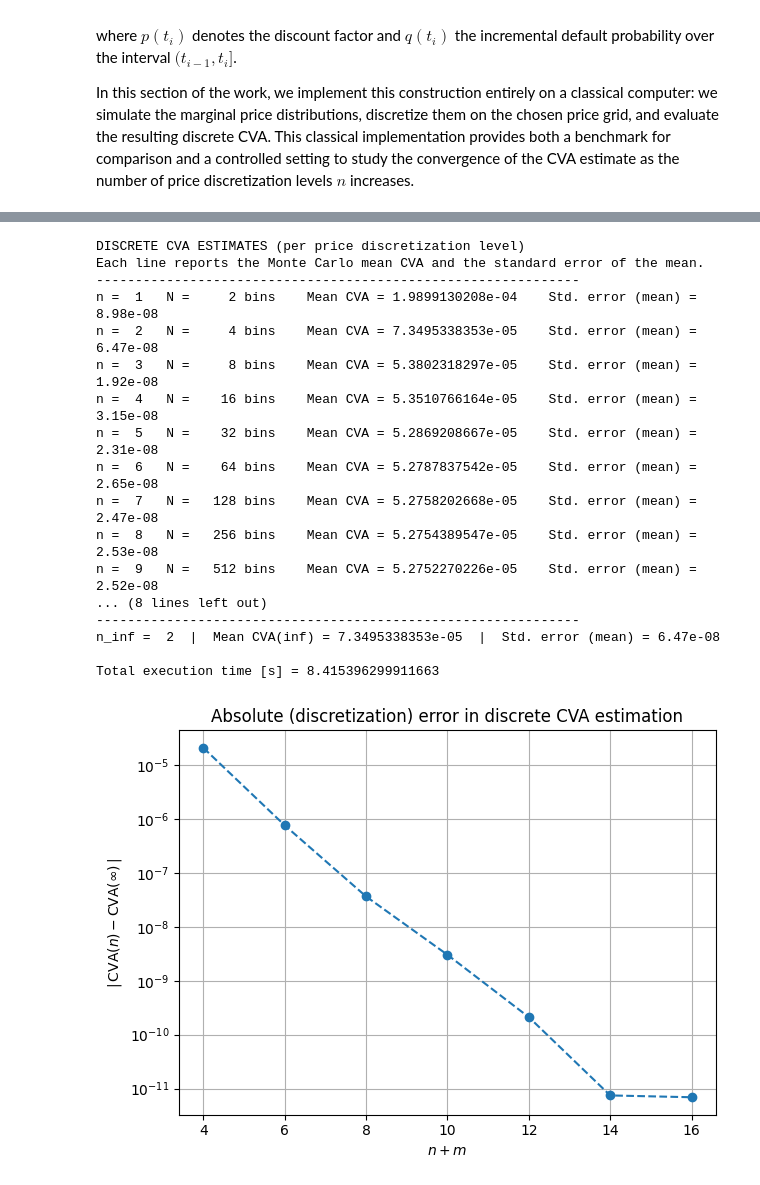
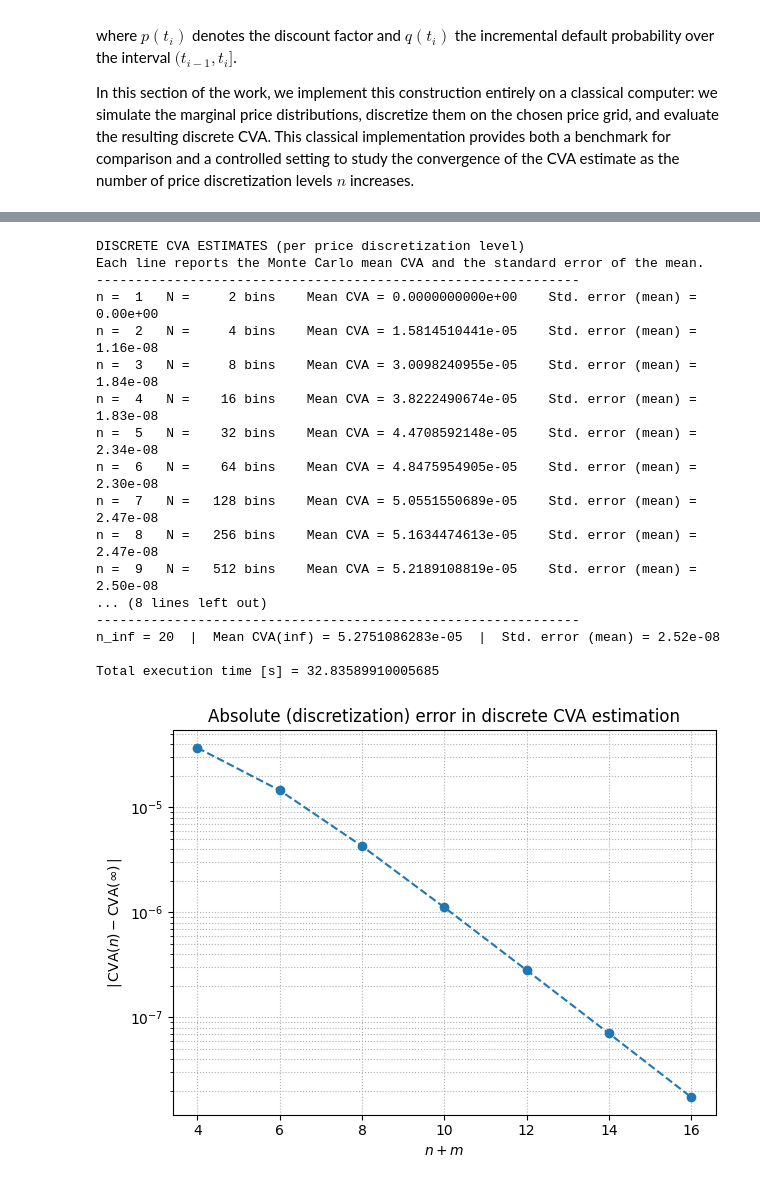
Before and after one commit to gborras10/Quantum-CVA, a Jupyter notebook: MC_benchmark/CVA_MC.ipynb, the cells around one changed output, grey strips where cells are left out. Cells and saved outputs as stored; diff of their text form; code cells hidden in the pictures.

```diff
--- a/MC_benchmark/CVA_MC.ipynb
+++ b/MC_benchmark/CVA_MC.ipynb
@@ -305,7 +312,6 @@ In this section of the work, we implement this construction entirely on a classi
 # =============================
 # Discrete CVA estimation CVA(n)
 # =============================
-
 t_start = time.perf_counter()
 
 n_runs = 100
@@ -315,6 +321,7 @@ CVA_runs = {n: [] for n in num_s}
 
 for run in range(n_runs):
     rng = np.random.default_rng(1 + run)
+    Z = rng.standard_normal(size=(N_paths, M))
 
     # Marginal samples S(t_i)
     S_by_time = simulate_S(S0=S0, mu=mu, sigma=sigma, t=t, Z=Z)
@@ -362,6 +369,7 @@ CVA_inf_runs = np.zeros(n_runs)
 
 for run in range(n_runs):
     rng = np.random.default_rng(1 + run)
+    Z = rng.standard_normal(size=(N_paths, M))
 
     # Marginal samples S(t_i)
     S_by_time = simulate_S(S0=S0, mu=mu, sigma=sigma, t=t, Z=Z)
@@ -410,7 +418,7 @@ for n in num_s:
         f"Std. error (mean) = {Std_mean:.2e}"
     )
 
-print("--------------------------------------------------------------")
+print("--------------------------------------------------------------\n")
 
 # ==============================================================
 # Reference value: CVA(infinity)
@@ -420,7 +428,6 @@ CVA_inf_mean = CVA_inf_runs.mean()
 CVA_inf_std_err = CVA_inf_runs.std(ddof=1) / np.sqrt(n_runs)
 
 print("REFERENCE CVA (proxy for n → ∞)")
-print("Computed as CVA(n_inf) with a very fine price grid.")
 print("--------------------------------------------------------------")
 print(
     f"n_inf = {n_inf:2d}  |  "
@@ -437,53 +444,43 @@ print("\nTotal execution time [s] =", elapsed)
 DISCRETE CVA ESTIMATES (per price discretization level)
 Each line reports the Monte Carlo mean CVA and the standard error of the mean.
 --------------------------------------------------------------
-n =  1   N =     2 bins    Mean CVA = 1.9899130208e-04    Std. error (mean) = 8.98e-08
-n =  2   N =     4 bins    Mean CVA = 7.3495338353e-05    Std. error (mean) = 6.47e-08
-n =  3   N =     8 bins    Mean CVA = 5.3802318297e-05    Std. error (mean) = 1.92e-08
-n =  4   N =    16 bins    Mean CVA = 5.3510766164e-05    Std. error (mean) = 3.15e-08
-n =  5   N =    32 bins    Mean CVA = 5.2869208667e-05    Std. error (mean) = 2.31e-08
-n =  6   N =    64 bins    Mean CVA = 5.2787837542e-05    Std. error (mean) = 2.65e-08
-n =  7   N =   128 bins    Mean CVA = 5.2758202668e-05    Std. error (mean) = 2.47e-08
-n =  8   N =   256 bins    Mean CVA = 5.2754389547e-05    Std. error (mean) = 2.53e-08
-n =  9   N =   512 bins    Mean CVA = 5.2752270226e-05    Std. error (mean) = 2.52e-08
+n =  1   N =     2 bins    Mean CVA = 0.0000000000e+00    Std. error (mean) = 0.00e+00
+n =  2   N =     4 bins    Mean CVA = 1.5814510441e-05    Std. error (mean) = 1.16e-08
+n =  3   N =     8 bins    Mean CVA = 3.0098240955e-05    Std. error (mean) = 1.84e-08
+n =  4   N =    16 bins    Mean CVA = 3.8222490674e-05    Std. error (mean) = 1.83e-08
+n =  5   N =    32 bins    Mean CVA = 4.4708592148e-05    Std. error (mean) = 2.34e-08
+n =  6   N =    64 bins    Mean CVA = 4.8475954905e-05    Std. error (mean) = 2.30e-08
+n =  7   N =   128 bins    Mean CVA = 5.0551550689e-05    Std. error (mean) = 2.47e-08
+n =  8   N =   256 bins    Mean CVA = 5.1634474613e-05    Std. error (mean) = 2.47e-08
+n =  9   N =   512 bins    Mean CVA = 5.2189108819e-05    Std. error (mean) = 2.50e-08
 ... (8 lines left out)
 --------------------------------------------------------------
-n_inf =  2  |  Mean CVA(inf) = 7.3495338353e-05  |  Std. error (mean) = 6.47e-08
+n_inf = 20  |  Mean CVA(inf) = 5.2751086283e-05  |  Std. error (mean) = 2.52e-08
 
-Total execution time [s] = 8.415396299911663
+Total execution time [s] = 32.83589910005685
 # %%
 m = int(np.log2(M))
 ns_even = np.arange(2, 16, 2)   # n = 2,4,...,14
 
-# CVA(n) medio (a partir del diccionario, no del dataframe)
 CVA_disc_mean = np.array(
     [CVA_runs[n].mean() for n in ns_even],
     dtype=float
 )
 
-# CVA(inf) como referencia
 cva_inf = float(CVA_inf_mean)
-
-# Error absoluto respecto a CVA(inf)
 abs_err = np.abs(CVA_disc_mean - cva_inf)
 
-# Eje x: n + m
 x_vals = ns_even + m            # 4,6,...,16
 
 plt.figure()
 plt.plot(x_vals, abs_err, marker="o", linestyle="--")
 plt.yscale("log")
 
-ax = plt.gca()
-ax.yaxis.set_major_locator(LogLocator(base=10.0, subs=(1.0,)))
-ax.yaxis.set_major_formatter(LogFormatterMathtext())
-ax.yaxis.set_minor_locator(LogLocator(base=10.0, subs=[]))
-
 plt.xlabel(r"$n+m$")
 plt.ylabel(r"$|\,\mathrm{CVA}(n)-\mathrm{CVA}(\infty)\,|$")
 plt.title("Absolute (discretization) error in discrete CVA estimation")
-plt.grid(True, which="major")
+plt.grid(True, which="both", linestyle=":", linewidth=0.8)
 plt.tight_layout()
 plt.show()
 # %% [output]
-[figure, old version]
+[figure, new version]
```
Also changed, not shown: parts of 13 cells of this notebook, 1 other file.
